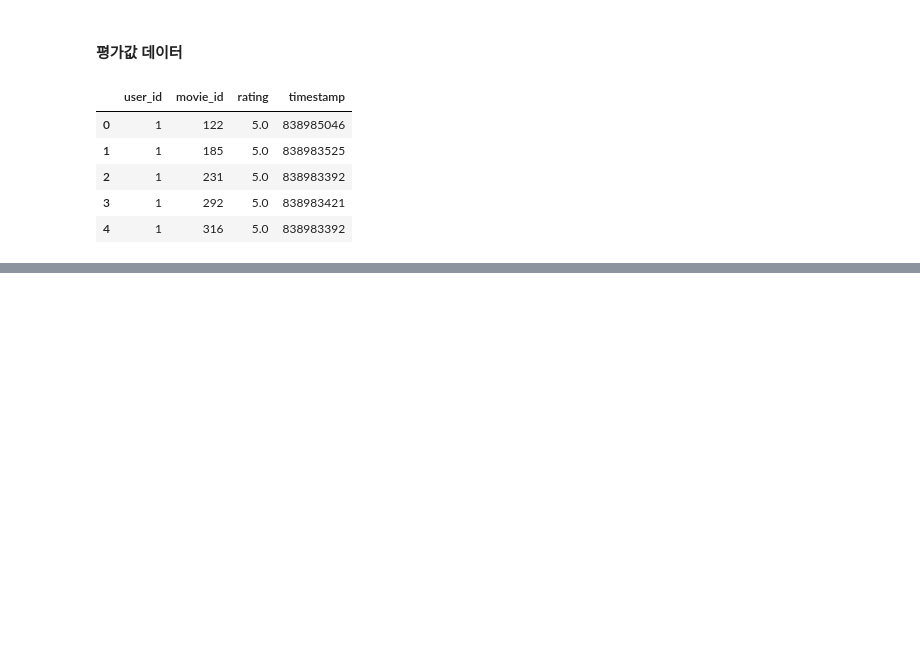
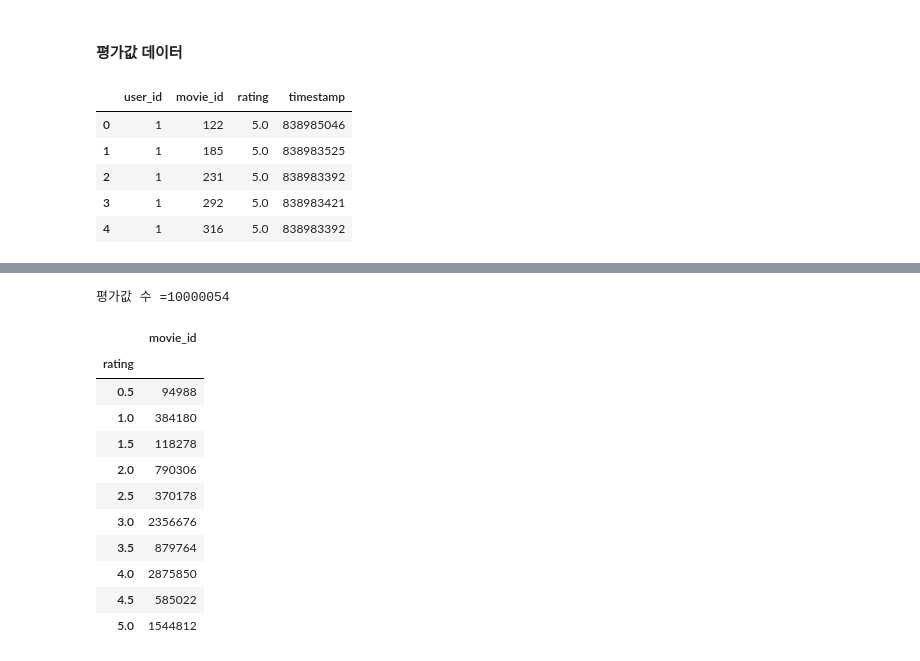
Before and after one commit to vljh246v/TIL-NEW, a Jupyter notebook: recommend/recommend.ipynb, the cells around one changed output, grey strips where cells are left out. Cells and saved outputs as stored; diff of their text form; code cells hidden in the pictures; blank space fills up the shorter version.

```diff
--- a/recommend/recommend.ipynb
+++ b/recommend/recommend.ipynb
@@ -71,0 +128,28 @@ ratings.head()
+# %%
+import pandas as pd
+
+r_cols = ['user_id', 'movie_id', 'rating', 'timestamp']
+ratings = pd.read_csv('../recommend/ml-10M100K/ratings.dat', names=r_cols, sep='::', engine='python')
+
+m_cols = ['movie_id', 'title', 'genre']
+movies = pd.read_csv('../recommend/ml-10M100K/movies.dat', names=m_cols, sep='::', engine='python')
+
+movies['genre'] = movies['genre'].apply(lambda x: x.split('|'))
+
+movielens = ratings.merge(movies, on='movie_id')
+print(f'평가값 수 ={len(movielens)}')
+movielens.groupby('rating').agg({'movie_id':len})
+# %% [output]
+평가값 수 =10000054
+|  | movie_id |
+| rating |  |
+| 0.5 | 94988 |
+| 1.0 | 384180 |
+| 1.5 | 118278 |
+| 2.0 | 790306 |
+| 2.5 | 370178 |
+| 3.0 | 2356676 |
+| 3.5 | 879764 |
+| 4.0 | 2875850 |
+| 4.5 | 585022 |
+| 5.0 | 1544812 |
```
Also changed, not shown: parts of 11 cells of this notebook, 4 other files.
